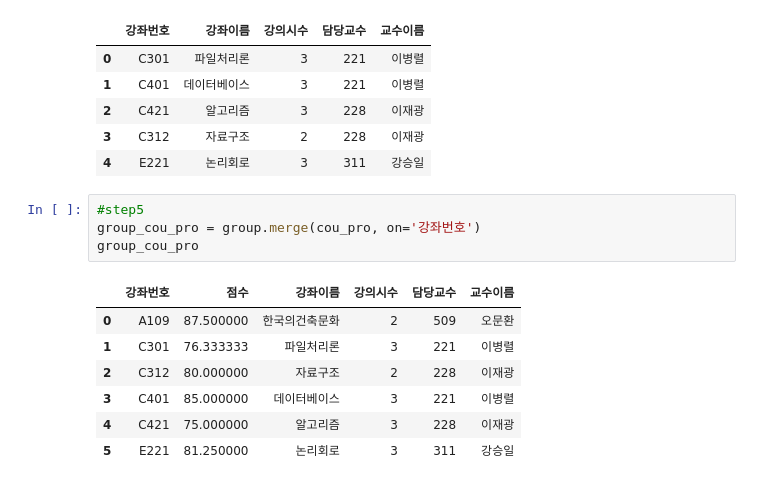
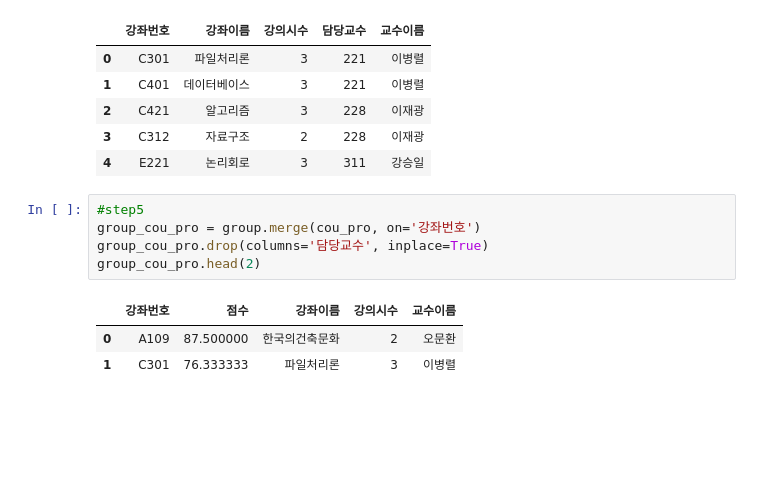
Before and after one commit to Jeongchani/AI_python, a Jupyter notebook: 03.데이터분석/학사관리/학사관리.ipynb, the cells around one changed output. Cells and saved outputs as stored; diff of their text form; blank space fills up the shorter version.

```diff
--- a/03.데이터분석/학사관리/학사관리.ipynb
+++ b/03.데이터분석/학사관리/학사관리.ipynb
@@ -666,12 +666,9 @@ cou_pro.head()
 # %%
 #step5
 group_cou_pro = group.merge(cou_pro, on='강좌번호')
-group_cou_pro
+group_cou_pro.drop(columns='담당교수', inplace=True)
+group_cou_pro.head(2)
 # %% [output]
-|  | 강좌번호 | 점수 | 강좌이름 | 강의시수 | 담당교수 | 교수이름 |
-| 0 | A109 | 87.500000 | 한국의건축문화 | 2 | 509 | 오문환 |
-| 1 | C301 | 76.333333 | 파일처리론 | 3 | 221 | 이병렬 |
-| 2 | C312 | 80.000000 | 자료구조 | 2 | 228 | 이재광 |
-| 3 | C401 | 85.000000 | 데이터베이스 | 3 | 221 | 이병렬 |
-| 4 | C421 | 75.000000 | 알고리즘 | 3 | 228 | 이재광 |
-| 5 | E221 | 81.250000 | 논리회로 | 3 | 311 | 강승일 |
+|  | 강좌번호 | 점수 | 강좌이름 | 강의시수 | 교수이름 |
+| 0 | A109 | 87.500000 | 한국의건축문화 | 2 | 오문환 |
+| 1 | C301 | 76.333333 | 파일처리론 | 3 | 이병렬 |
```
Also changed, not shown: parts of 6 cells of this notebook, 2 other files.
